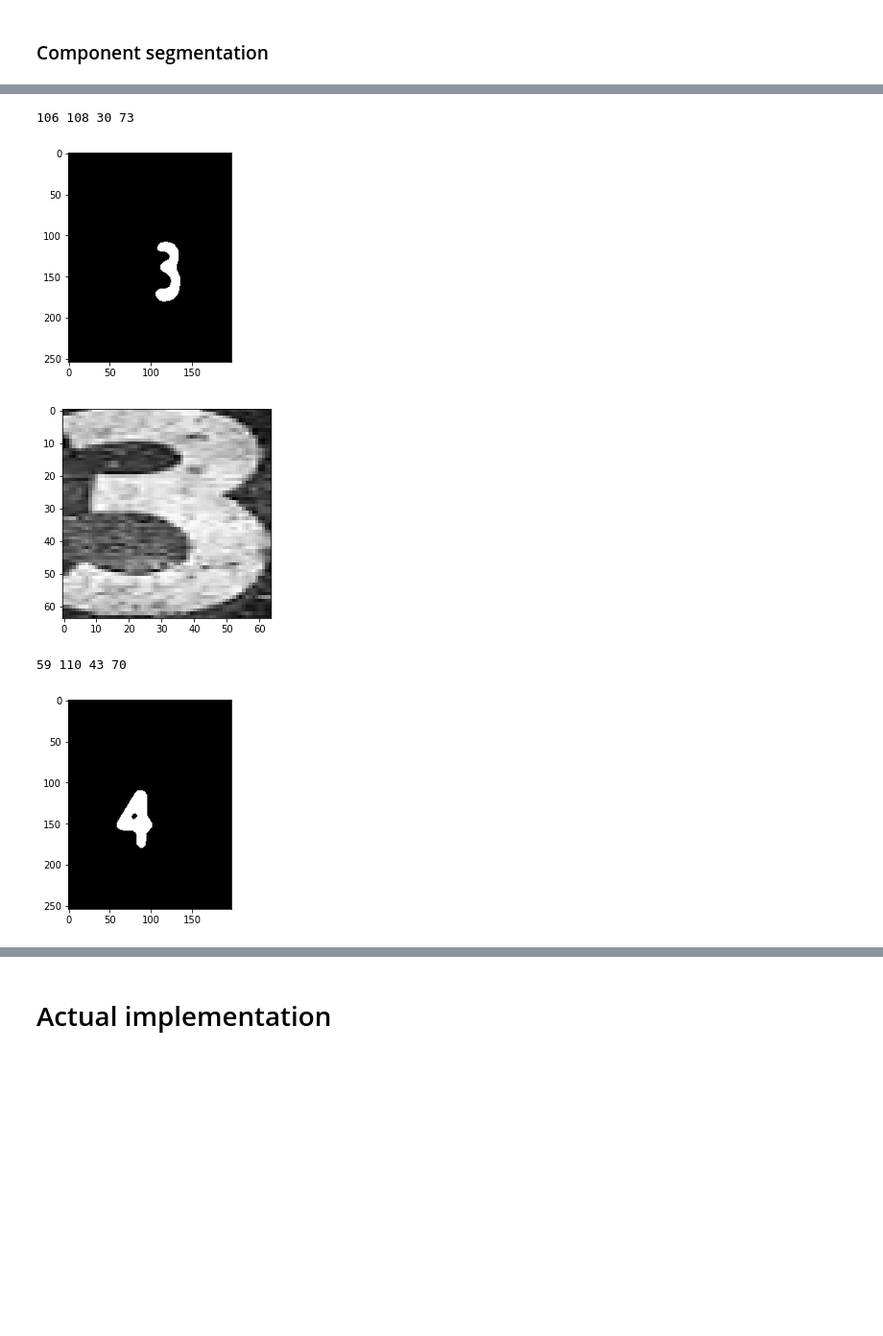
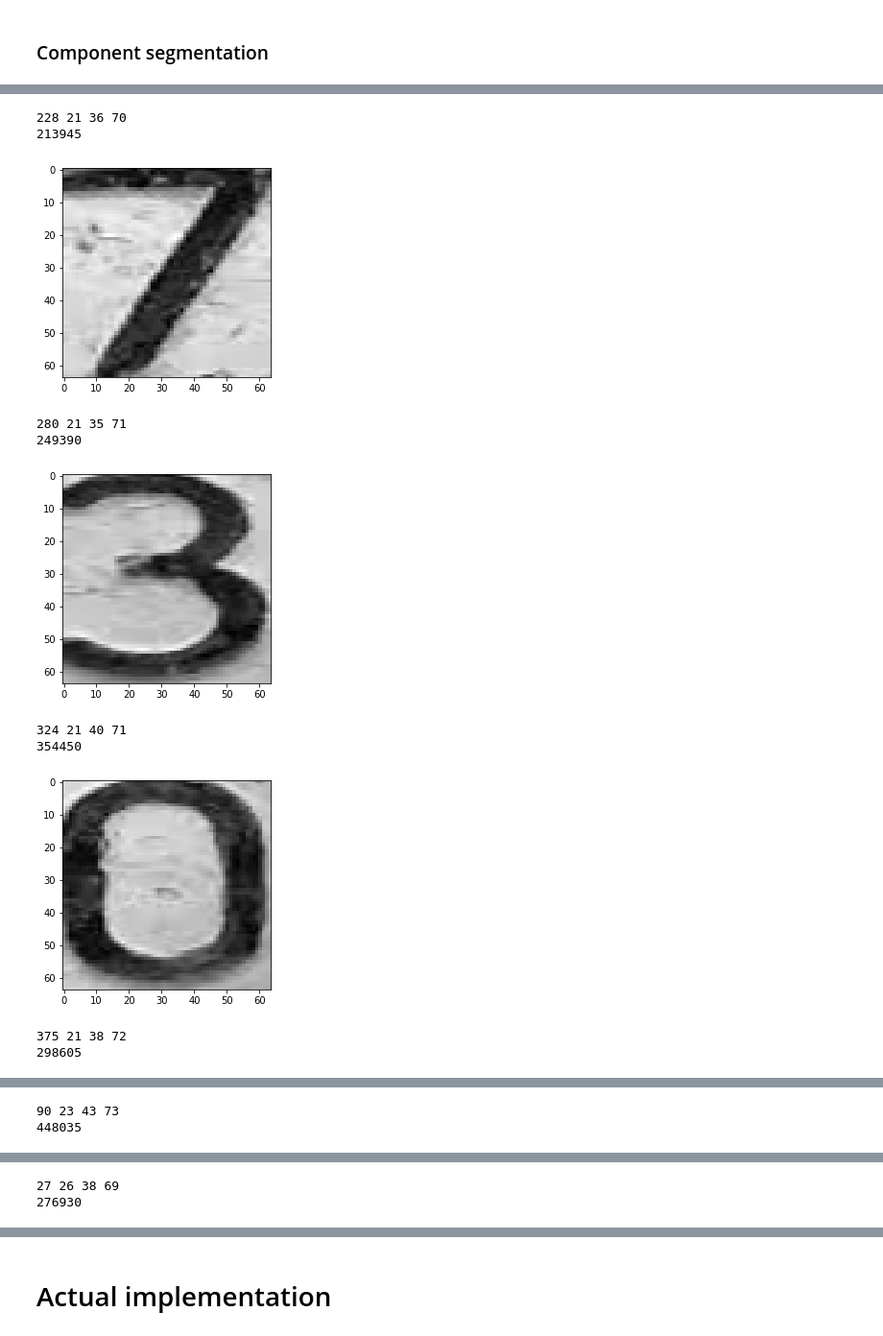
Before and after one commit to matheusRichter/ImageCharacterIdentification, a Jupyter notebook: implemntação.ipynb, the cells around one changed output, grey strips where cells are left out. Shown at 96% size. Saved outputs shown, nothing was run; the diff lists cells and outputs as text; code cells hidden in the pictures; blank space fills up the shorter version.

```diff
--- a/implemntação.ipynb
+++ b/implemntação.ipynb
@@ -46,7 +61,7 @@ actual implementations of the task
 '''
 
 # Original image
-im_test = cv2.imread(img_folder+img_names[3], cv2.IMREAD_COLOR)
+im_test = cv2.imread(img_folder+img_names[0], cv2.IMREAD_COLOR)
 plt.imshow(im_test)
 plt.show()
 # %% [output]
@@ -80,7 +95,7 @@ chosen by analysing the hitogram in the cell above
 '''
 
 # Thresholding
-_, thresh = cv2.threshold(gray, 120, 255, cv2.THRESH_BINARY+cv2.THRESH_OTSU)
+_, thresh = cv2.threshold(gray, 120, 255, cv2.THRESH_BINARY_INV+cv2.THRESH_OTSU)
 
 plt.imshow(thresh, cmap='gray')
 plt.show()
@@ -138,30 +153,37 @@ plt.imshow(cc_image,cmap='gray')
 # %%
 '''
 Here we loop through the result we got from the function in the cell above
 and we choose a limit for the height of the components we want
 '''
 
 for i in range(num_labels):
   temp = cc_image.copy()
 
   temp[cc_image == i] = 255
   temp[cc_image != i] = 0
 
   x,y,w,h = stats[i][:4]
   area = stats[i][4]
   cx,cy = centroids[i]
   component = gray[y:y+h, x:x+w]
   component = cv2.resize(component,(64,64))
 
   if h > 40 and h < 80:
     print(x,y,w,h)
-    plt.imshow(temp, cmap='gray')
+    # plt.hist(temp.ravel(), 256, [0,256])
+    print(sum(temp.ravel()))
     plt.show()
     plt.imshow(component, cmap='gray')
     plt.show()
 # %% [output]
-106 108 30 73
+228 21 36 70
+213945
-[figure, old version]
+[figure, new version]
+280 21 35 71
+249390
-[figure, old version]
+[figure, new version]
-59 110 43 70
+324 21 40 71
+354450
-[figure, old version]
+[figure, new version]
+375 21 38 72
+298605
@@ -168,0 +191,2 @@ for i in range(num_labels):
+90 23 43 73
+448035
@@ -168,0 +194,2 @@ for i in range(num_labels):
+27 26 38 69
+276930
```
Also changed, not shown: parts of 21 cells of this notebook, 2 other files.
